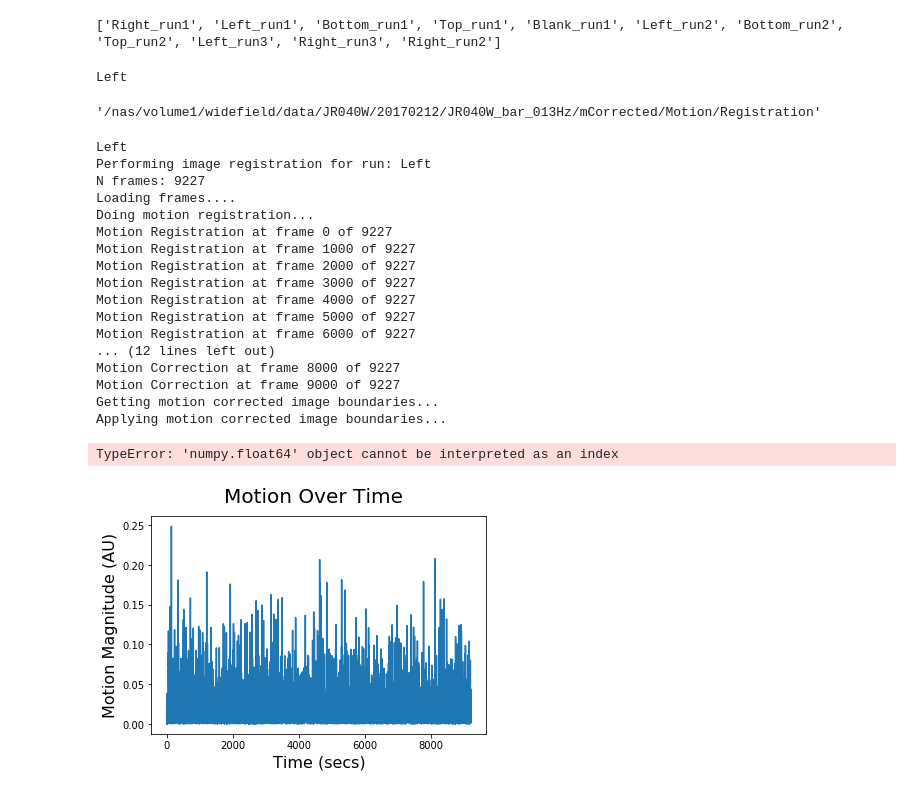
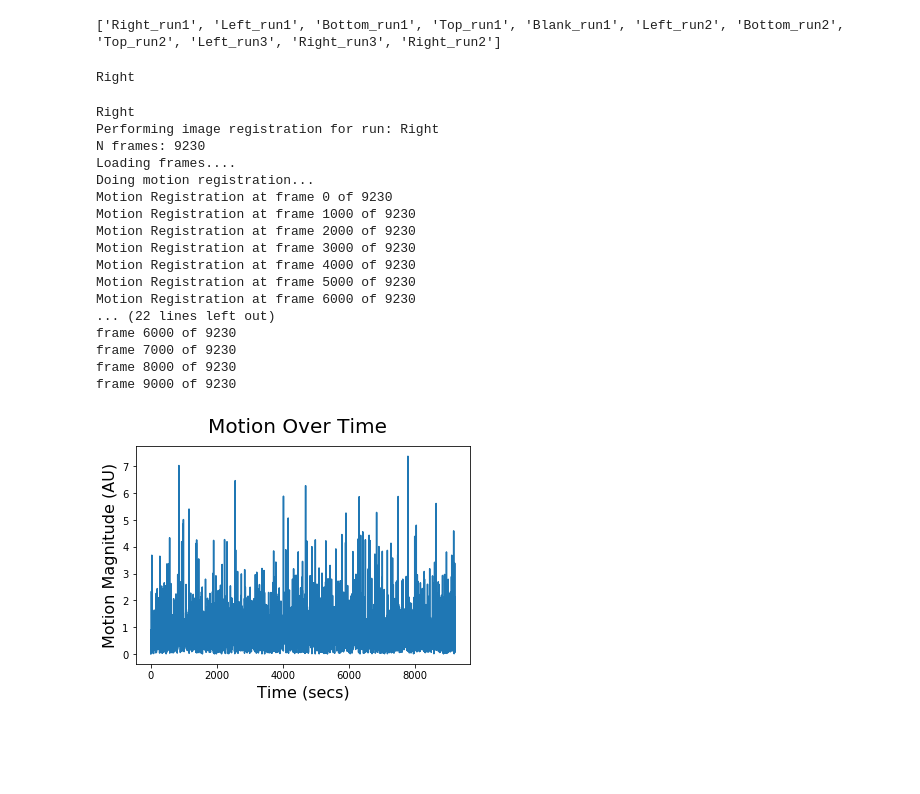
Before and after one commit to julianarhee/WiPy_package, a Jupyter notebook: motion_correction_test.ipynb, the cells around one changed output. Drawn from its saved outputs; the diff is of its cells as text; code cells hidden in the pictures; blank space fills up the shorter version.

```diff
--- a/motion_correction_test.ipynb
+++ b/motion_correction_test.ipynb
@@ -47,7 +53,7 @@ runs_to_correct = ['Left_run1', 'Right_run1']
 refRun=1
 saveFrames=True
 makeMovies=True
-frameRate=None
+frameRate=60.
 
 sourceRoot = session_dir
 targetRoot = os.path.join(session_dir, 'mCorrected')
@@ -102,21 +108,19 @@ def get_reference_frame(sourceRoot,cond,refRun=1):
     return imRef
 # %%
 #GET REFFERNCE FRAME
-curr_run = runs_to_correct[0]
+curr_run = conditions[0]
 cond = curr_run.split('_')[0]
 print cond
 # %% [output]
-Left
+Right
 # %%
 
 imRef=get_reference_frame(sourceRoot,cond,refRun)
 szY,szX=imRef.shape
 # %%
-run = 'Left_run1'
-os.path.join(motionFileDir, ''.join([sessID, '_run', str(run), '_motionRegistration']))
-motionFileDir
+# run = 'Left_run1'
+# os.path.join(motionFileDir, ''.join([sessID, '_run', str(run), '_motionRegistration']))
+# motionFileDir
-# %% [output]
-'/nas/volume1/widefield/data/JR040W/20170212/JR040W_bar_013Hz/mCorrected/Motion/Registration'
 # %%
 
 
@@ -124,7 +128,10 @@ motionFileDir
 # for (runCount,run) in enumerate(runList):
 
 # runList = runs_to_correct
-runList = ['Left_run1', 'Right_run1']
+runList = ['Right_run1']
+#runList = ['Top_run1', 'Bottom_run1', 'Top_run2', 'Bottom_run2']
+#runList = ['Left_run2', 'Left_run3', 'Right_run2', 'Right_run3']
+#runList = ['Left_run1', 'Right_run1']
 refRunName = runList[0]
 
 for runCount, run in enumerate(runList):
@@ -161,12 +168,12 @@ for runCount, run in enumerate(runList):
         #print im0.shape
         frameArray[:,:,fidx]=im0[:,:]
 
-#     if makeMovies:
-#         #GENRATE RAW DATA MOVIE
-#         frameArrayNorm=normalize_stack(frameArray)
-#         #outFile=motionMovieDir+sessID+'_run'+str(run)+'_raw_stack.avi'
-#         outFile=os.path.join(motionMovieDir, run+'_raw_stack.avi')
-#         make_movie_from_stack(motionMovieDir,frameArrayNorm,frameRate,outFile)
+    if makeMovies:
+        #GENRATE RAW DATA MOVIE
+        frameArrayNorm=normalize_stack(frameArray)
+        #outFile=motionMovieDir+sessID+'_run'+str(run)+'_raw_stack.avi'
+        outFile=os.path.join(motionMovieDir, run+'_raw_stack.avi')
+        make_movie_from_stack(motionMovieDir,frameArrayNorm,frameRate,outFile)
 
 
     #MOTION REGISTRATION
@@ -222,48 +229,47 @@ for runCount, run in enumerate(runList):
     else:
         edgeUp=np.max([edgeUp,np.max(edgeUpList)])
         edgeDown=np.min([edgeDown,np.min(edgeDownList)])
         edgeLeft=np.max([edgeLeft,np.max(edgeLeftList)])
         edgeRight=np.min([edgeRight,np.min(edgeRightList)])
 
     boundaries=(edgeUp,edgeDown,edgeLeft,edgeRight)
     #->save boundaries
     #outFile=strcat(motionFileDir, sessID, '_motionCorrectedBoundaries_intermediate')
     outFile = os.path.join(motionFileDir, ''.join([sessID, '_motionCorrectedBoundaries_intermediate']))
     np.savez(outFile,boundaries=boundaries)
 
     if makeMovies:
         #APPLY BOUNDARIES
         tmp_boundaries=(edgeUp,edgeDown,edgeLeft,edgeRight)
-        trimCorrectedFrameArray = apply_motion_correction_boundaries(correctedFrameArray,tmp_boundaries)
+        trimCorrectedFrameArray = apply_motion_correction_boundaries(correctedFrameArray,np.int32(tmp_boundaries))
 
         #GENRATE MOTION CORRECTED MOVIE
         frameArrayNorm=normalize_stack(trimCorrectedFrameArray)
         #outFile=strcat(motionMovieDir, sessID, '_run', str(run), '_MC_trimmed_stack.avi'
         outFile = os.path.join(motionMovieDir, ''.join([sessID, '_run', str(run), '_MC_trimmed_stack.avi']))
         make_movie_from_stack(motionMovieDir,frameArrayNorm,frameRate,outFile)
 
 boundaries=(edgeUp,edgeDown,edgeLeft,edgeRight)
 #->save boundaries
 #outFile=stcat(motionFileDir, sessID, '_motionCorrectedBoundaries')
 outFile = os.path.join(motionFileDir, ''.join([sessID, '_motionCorrectedBoundaries']))
 np.savez(outFile,boundaries=boundaries)
 # %% [output]
-Left
-Performing image registration for run: Left
-N frames: 9227
+Right
+Performing image registration for run: Right
+N frames: 9230
 Loading frames....
 Doing motion registration...
-Motion Registration at frame 0 of 9227
-Motion Registration at frame 1000 of 9227
-Motion Registration at frame 2000 of 9227
-Motion Registration at frame 3000 of 9227
-Motion Registration at frame 4000 of 9227
-Motion Registration at frame 5000 of 9227
-Motion Registration at frame 6000 of 9227
-... (12 lines left out)
-Motion Correction at frame 8000 of 9227
-Motion Correction at frame 9000 of 9227
-Getting motion corrected image boundaries...
-Applying motion corrected image boundaries...
+Motion Registration at frame 0 of 9230
+Motion Registration at frame 1000 of 9230
+Motion Registration at frame 2000 of 9230
+Motion Registration at frame 3000 of 9230
+Motion Registration at frame 4000 of 9230
+Motion Registration at frame 5000 of 9230
+Motion Registration at frame 6000 of 9230
+... (22 lines left out)
+frame 6000 of 9230
+frame 7000 of 9230
+frame 8000 of 9230
+frame 9000 of 9230
-TypeError: 'numpy.float64' object cannot be interpreted as an index
-[figure, old version]
+[figure, new version]
```
Also changed, not shown: parts of 5 cells of this notebook, 2 other files.
